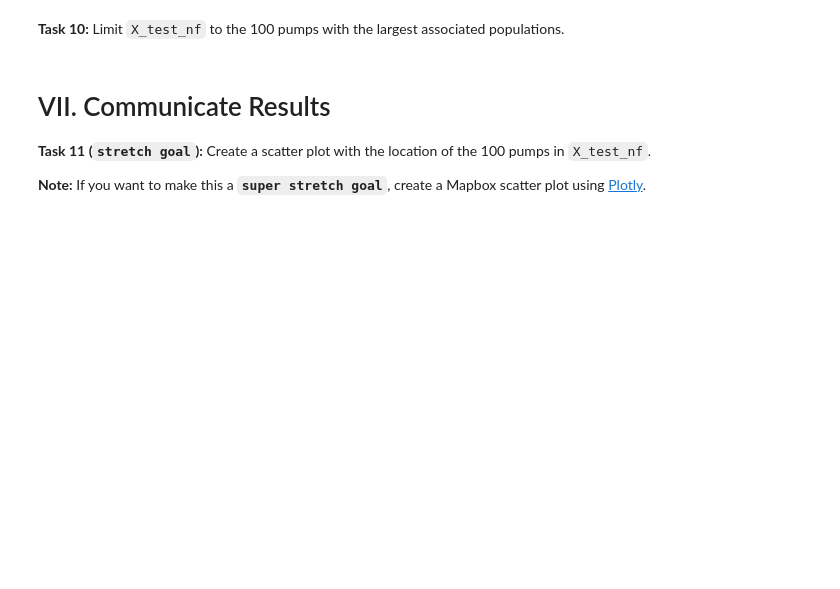
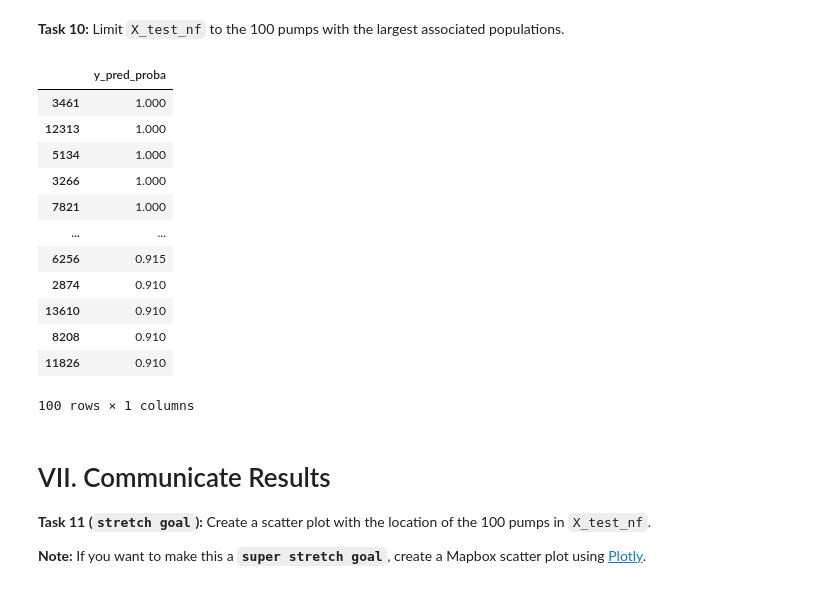
Before and after one commit to sikoh/DS-Tree-Based-Models, a Jupyter notebook: Classification-Metrics/DS_ClassificationMetrics_Homework.ipynb, the cells around one changed output. Drawn from its saved outputs; the diff is of its cells as text; code cells hidden in the pictures; blank space fills up the shorter version.

```diff
--- a/Classification-Metrics/DS_ClassificationMetrics_Homework.ipynb
+++ b/Classification-Metrics/DS_ClassificationMetrics_Homework.ipynb
@@ -193,5 +248,22 @@ Usually, we use this part of the ML workflow to adjust the hyperparameters of th
 # %% [markdown]
 **Task 10:** Limit `X_test_nf` to the 100 pumps with the largest associated populations.
+# %%
+top100 = X_test_nf.sort_values(by='y_pred_proba', ascending=False)[:100]
+top100
+# %% [output]
+|  | y_pred_proba |
+| 3461 | 1.000 |
+| 12313 | 1.000 |
+| 5134 | 1.000 |
+| 3266 | 1.000 |
+| 7821 | 1.000 |
+| ... | ... |
+| 6256 | 0.915 |
+| 2874 | 0.910 |
+| 13610 | 0.910 |
+| 8208 | 0.910 |
+| 11826 | 0.910 |
+100 rows × 1 columns
 # %% [markdown]
 # VII. Communicate Results
 
```
Also changed, not shown: parts of 4 cells of this notebook.
